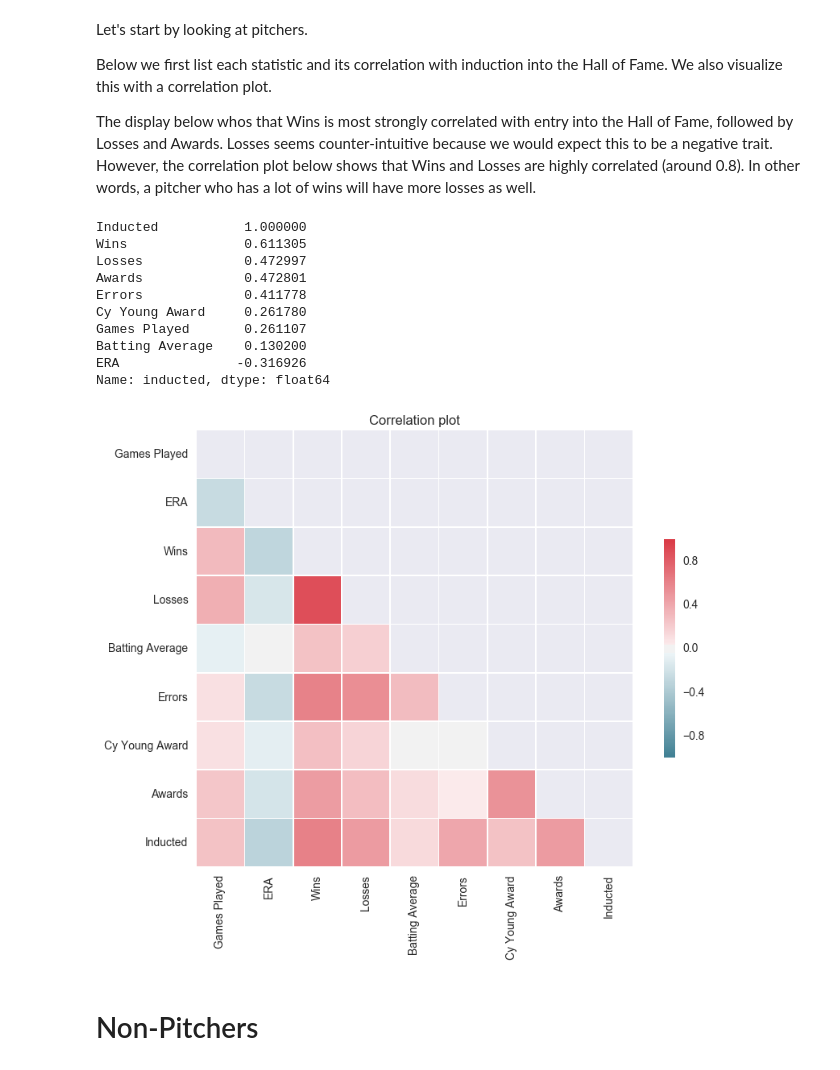
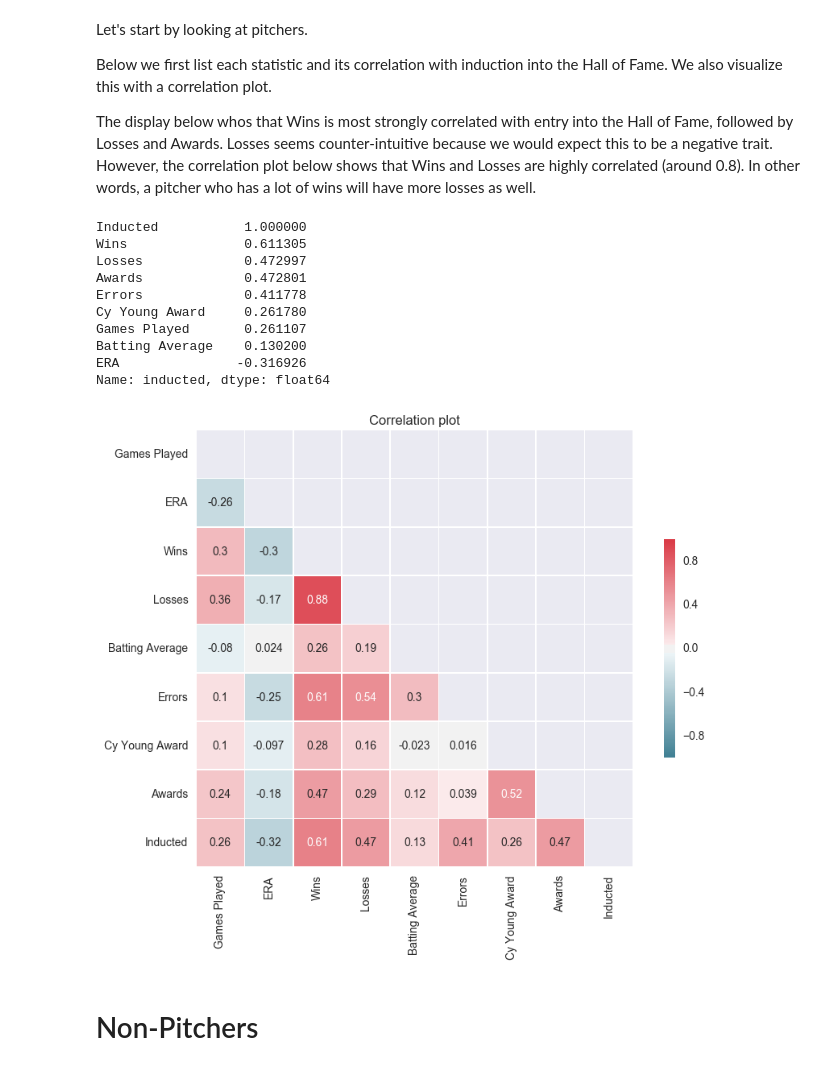
Before and after one commit to hueykwik/baseballhof, a Jupyter notebook: Baseball Hall of Fame Analysis.ipynb, the cells around one changed output. Cells and saved outputs as stored; diff of their text form; code cells hidden in the pictures.

```diff
--- a/Baseball Hall of Fame Analysis.ipynb
+++ b/Baseball Hall of Fame Analysis.ipynb
@@ -292,7 +292,7 @@ def convert_inducted_to_numeric(s):
 
 nominated_players['inducted'] = nominated_players['inducted'].apply(convert_inducted_to_numeric)
 # %%
-def corr_plot(corr):
+def corr_plot(corr, annot=False):
     # Generate a mask for the upper triangle
     mask = np.zeros_like(corr, dtype=np.bool)
     mask[np.triu_indices_from(mask)] = True
@@ -306,7 +306,7 @@ def corr_plot(corr):
     # Draw the heatmap with the mask and correct aspect ratio
     sns.heatmap(corr, mask=mask, cmap=cmap,
                 square=True, xticklabels=corr.columns.values,
-                yticklabels=corr.columns.values,
+                yticklabels=corr.columns.values, annot=annot,
                 linewidths=.5, cbar_kws={"shrink": .5}, ax=ax);
 
     ax.set_title("Correlation plot");
@@ -321,23 +321,23 @@ The display below whos that Wins is most strongly correlated with entry into the
 # %%
 pitchers = nominated_players.loc[nominated_players.Position == 'P']
 
 pitchers_corr = pitchers[['G_all', 'ERA', 'W', 'L', 'BA', 'E', 'Cy Young Award', 'Awards', 'inducted']].corr()
 pitchers_corr.columns = ['Games Played', 'ERA', 'Wins', 'Losses', 'Batting Average', 'Errors', 'Cy Young Award', 'Awards', 'Inducted']
 
 display(pitchers_corr.loc['inducted'].sort_values(ascending=False))
-corr_plot(pitchers_corr)
+corr_plot(pitchers_corr, annot=True)
 # %% [output]
 Inducted           1.000000
 Wins               0.611305
 Losses             0.472997
 Awards             0.472801
 Errors             0.411778
 Cy Young Award     0.261780
 Games Played       0.261107
 Batting Average    0.130200
 ERA               -0.316926
 Name: inducted, dtype: float64
-[figure, old version]
+[figure, new version]
 # %%
 # TODO: look at pitchers by era, see if BA changes as a predictor
 # Early Baseball is 1871 to 1949
```
Also changed, not shown: parts of 6 cells of this notebook.
